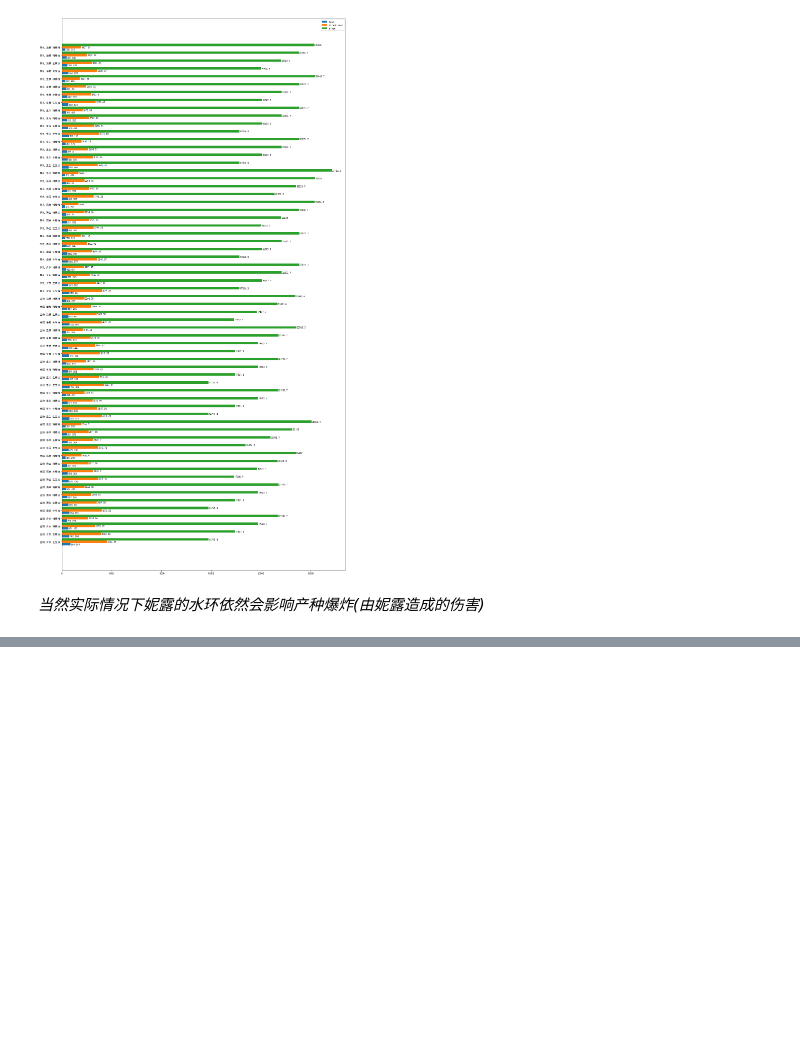
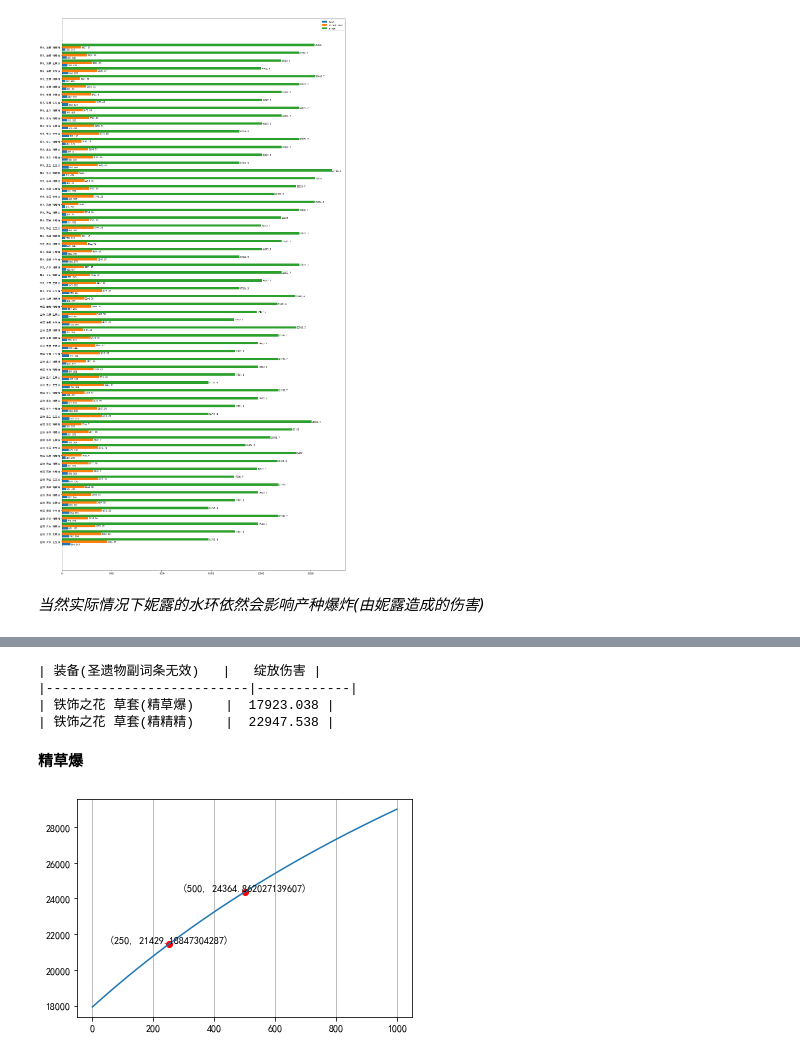
Before and after one commit to muedsa/mihoyo-lab-notebook, a Jupyter notebook: genshin-impact/bloom-reactions.ipynb, the cells around one changed output, grey strips where cells are left out. Drawn from its saved outputs; the diff is of its cells as text; code cells hidden in the pictures; blank space fills up the shorter version.

Commit message:
update: kaveh

```diff
--- a/genshin-impact/bloom-reactions.ipynb
+++ b/genshin-impact/bloom-reactions.ipynb
@@ -524,0 +568,31 @@ plt.show()
+# %%
+kavehBloomTestTable1 = [
+    ('铁饰之花 草套(精草爆)', simpleWBloom(206 + 100 + 80 + 187, 0.467 + 0.6)),
+    ('铁饰之花 草套(精精精)', simpleWBloom(206 + 100 + 80 + 187 * 3, 0.467 + 0.6))
+]
+print(tabulate(kavehBloomTestTable1,
+               headers=['装备(圣遗物副词条无效)', '绽放伤害'],
+               floatfmt='.3f',
+               tablefmt='github'))
+# %% [output]
+| 装备(圣遗物副词条无效)   |   绽放伤害 |
+|--------------------------|------------|
+| 铁饰之花 草套(精草爆)    |  17923.038 |
+| 铁饰之花 草套(精精精)    |  22947.538 |
+# %% [markdown]
+**精草爆**
+# %%
+kavehSubEm = np.arange(0, 1000)
+plt.plot(kavehSubEm, simpleWBloom(kavehSubEm + (206 + 100 + 80 + 187), 0.467 + 0.6))
+plt.grid(axis='x')
+kavehPointX1 = 250 # 草神大加成或通常来说比较好凑齐的圣遗物子词条精通
+kavehPointY1 = simpleWBloom(kavehPointX1 + 206 + 100 + 80 + 187, 0.467 + 0.6)
+kavehPointX2 = kavehPointX1 + 250
+kavehPointY2 = simpleWBloom(kavehPointX2 + 206 + 100 + 80 + 187, 0.467 + 0.6)
+plt.scatter(kavehPointX1, kavehPointY1, c='red')
+plt.text(kavehPointX1, kavehPointY1, (kavehPointX1, kavehPointY1), ha='center', va='bottom')
+plt.scatter(kavehPointX2, kavehPointY2, c='red')
+plt.text(kavehPointX2, kavehPointY2, (kavehPointX2, kavehPointY2), ha='center', va='bottom')
+plt.show()
+# %% [output]
+[figure, added]
```
Also changed, not shown: parts of 14 cells of this notebook.
